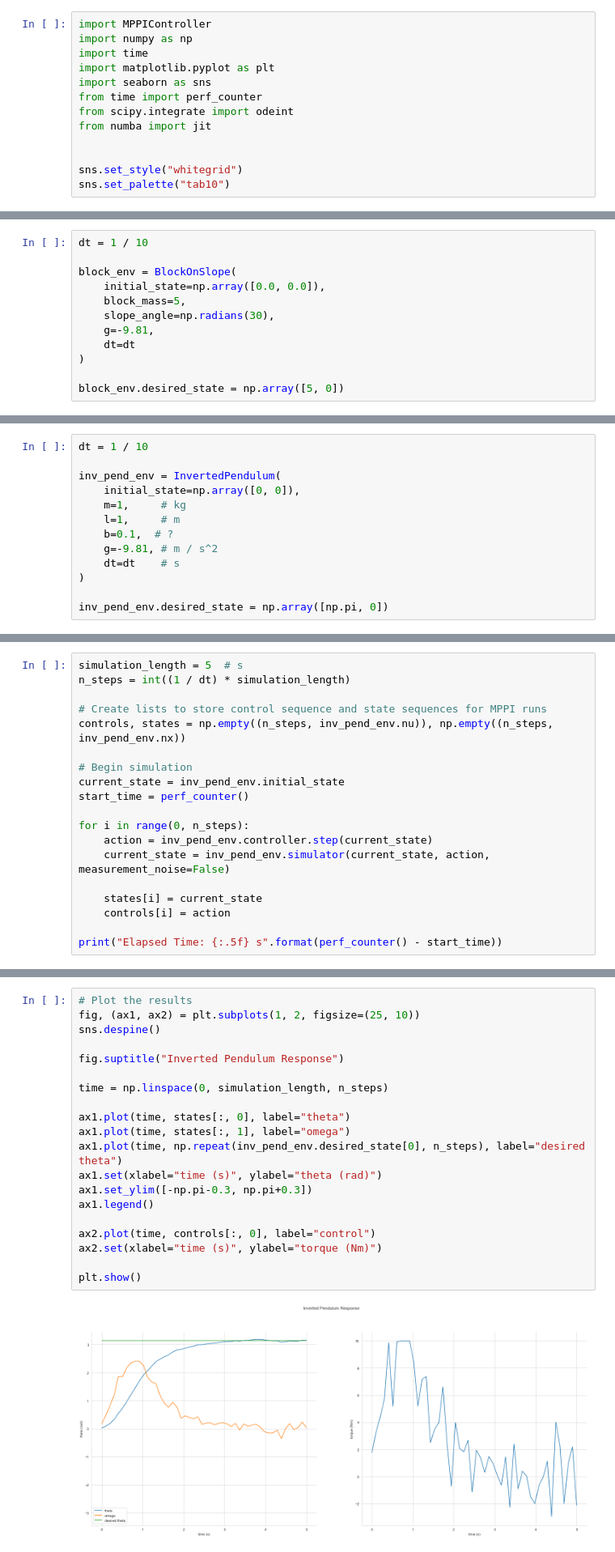
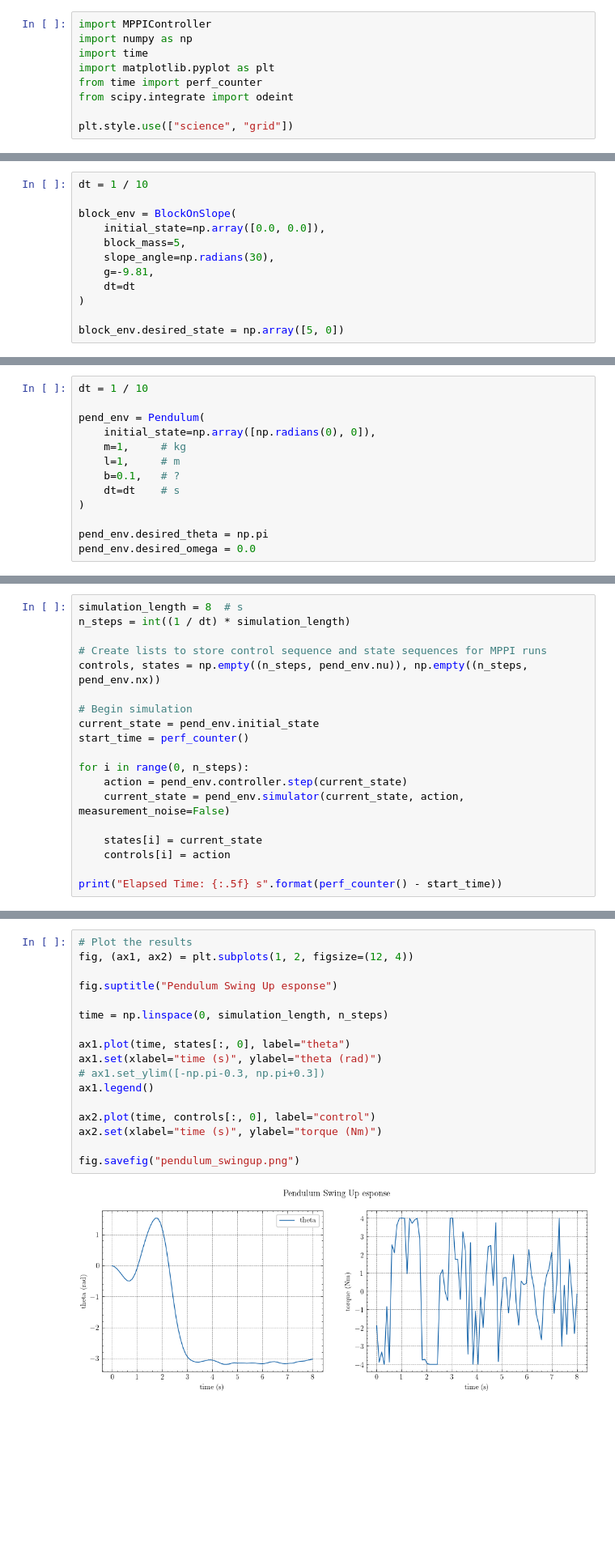
Before and after one commit to micahreich/mppi-neural-dynamics, a Jupyter notebook: control/MPPI_Playground.ipynb, the cells around one changed output, grey strips where cells are left out. Shown at 81% size. Drawn from its saved outputs; the diff is of its cells as text; blank space fills up the shorter version.

```diff
--- a/control/MPPI_Playground.ipynb
+++ b/control/MPPI_Playground.ipynb
@@ -3,14 +3,10 @@ import MPPIController
 import numpy as np
 import time
 import matplotlib.pyplot as plt
-import seaborn as sns
 from time import perf_counter
 from scipy.integrate import odeint
-from numba import jit
 
-
-sns.set_style("whitegrid")
-sns.set_palette("tab10")
+plt.style.use(["science", "grid"])
 # %% [markdown]
 # Block on a slope
 
@@ -197,13 +221,13 @@ class InvertedPendulum:
 # %%
 dt = 1 / 10
 
-inv_pend_env = InvertedPendulum(
-    initial_state=np.array([0, 0]),
+pend_env = Pendulum(
+    initial_state=np.array([np.radians(0), 0]),
     m=1,     # kg
     l=1,     # m
-    b=0.1,  # ?
-    g=-9.81, # m / s^2
+    b=0.1,   # ?
     dt=dt    # s
 )
 
-inv_pend_env.desired_state = np.array([np.pi, 0])
+pend_env.desired_theta = np.pi
+pend_env.desired_omega = 0.0
@@ -210,17 +255,17 @@ inv_pend_env.desired_state = np.array([np.pi, 0])
 # %%
-simulation_length = 5  # s
+simulation_length = 8  # s
 n_steps = int((1 / dt) * simulation_length)
 
 # Create lists to store control sequence and state sequences for MPPI runs
-controls, states = np.empty((n_steps, inv_pend_env.nu)), np.empty((n_steps, inv_pend_env.nx))
+controls, states = np.empty((n_steps, pend_env.nu)), np.empty((n_steps, pend_env.nx))
 
 # Begin simulation
-current_state = inv_pend_env.initial_state
+current_state = pend_env.initial_state
 start_time = perf_counter()
 
 for i in range(0, n_steps):
-    action = inv_pend_env.controller.step(current_state)
-    current_state = inv_pend_env.simulator(current_state, action, measurement_noise=False)
+    action = pend_env.controller.step(current_state)
+    current_state = pend_env.simulator(current_state, action, measurement_noise=False)
 
     states[i] = current_state
     controls[i] = action
@@ -231,22 +276,19 @@ Elapsed Time: 1.86503 s
 # %%
 # Plot the results
-fig, (ax1, ax2) = plt.subplots(1, 2, figsize=(25, 10))
-sns.despine()
+fig, (ax1, ax2) = plt.subplots(1, 2, figsize=(12, 4))
 
-fig.suptitle("Inverted Pendulum Response")
+fig.suptitle("Pendulum Swing Up esponse")
 
 time = np.linspace(0, simulation_length, n_steps)
 
 ax1.plot(time, states[:, 0], label="theta")
-ax1.plot(time, states[:, 1], label="omega")
-ax1.plot(time, np.repeat(inv_pend_env.desired_state[0], n_steps), label="desired theta")
 ax1.set(xlabel="time (s)", ylabel="theta (rad)")
-ax1.set_ylim([-np.pi-0.3, np.pi+0.3])
+# ax1.set_ylim([-np.pi-0.3, np.pi+0.3])
 ax1.legend()
 
 ax2.plot(time, controls[:, 0], label="control")
 ax2.set(xlabel="time (s)", ylabel="torque (Nm)")
 
-plt.show()
+fig.savefig("pendulum_swingup.png")
 # %% [output]
-[figure, old version]
+[figure, new version]
```
Also changed, not shown: parts of 11 cells of this notebook, 4 other files.
